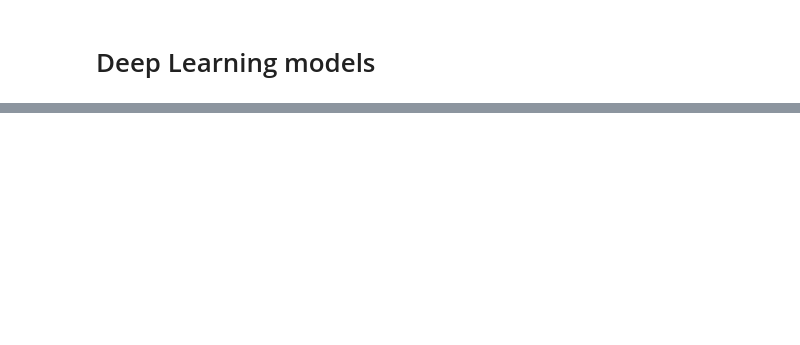
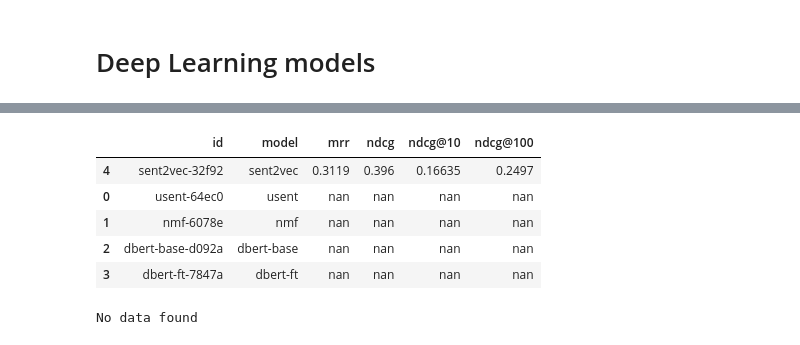
Before and after one commit to arthur-gallois/Twinews-adapted, a Jupyter notebook: twinews/evaluation/hjreport.ipynb, the cells around one changed output, grey strips where cells are left out. Saved outputs shown, nothing was run; the diff lists cells and outputs as text; code cells hidden in the pictures; blank space fills up the shorter version.

```diff
--- a/twinews/evaluation/hjreport.ipynb
+++ b/twinews/evaluation/hjreport.ipynb
@@ -110,0 +357,31 @@ These values are common to all rows:
+# %%
+splitVersion = 1
+# %%
+report = printReport\
+(
+    splitVersion=splitVersion,
+    excludedModels={'combin'},
+    # metricsFilter={'ndcg'},
+    sortBy='ndcg',
+    noSubsampling=True,
+    onlyFields={'id', 'model'}
+)
+# %% [output]
+|  | id | model | mrr | ndcg | ndcg@10 | ndcg@100 |
+| 4 | sent2vec-32f92 | sent2vec | 0.3119 | 0.396 | 0.16635 | 0.2497 |
+| 0 | usent-64ec0 | usent | nan | nan | nan | nan |
+| 1 | nmf-6078e | nmf | nan | nan | nan | nan |
+| 2 | dbert-base-d092a | dbert-base | nan | nan | nan | nan |
+| 3 | dbert-ft-7847a | dbert-ft | nan | nan | nan | nan |
+# %%
+report = printReport\
+(
+    splitVersion=splitVersion,
+    model='combin',
+    # metricsFilter={'ndcg'},
+    sortBy='ndcg',
+    noSubsampling=True,
+    onlyFields={'id', 'model'}
+)
+# %% [output]
+No data found
```
Also changed, not shown: parts of 16 cells of this notebook, 9 other files.
